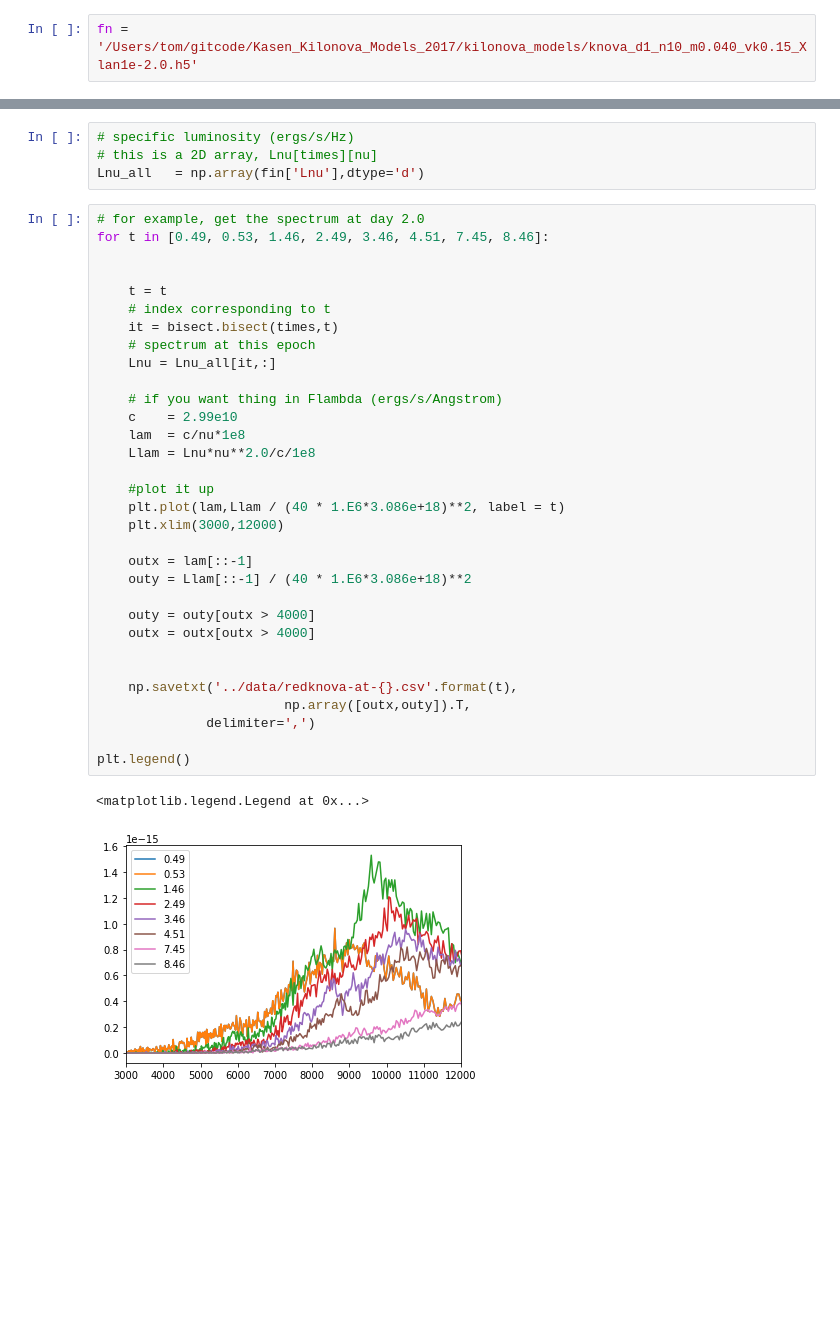
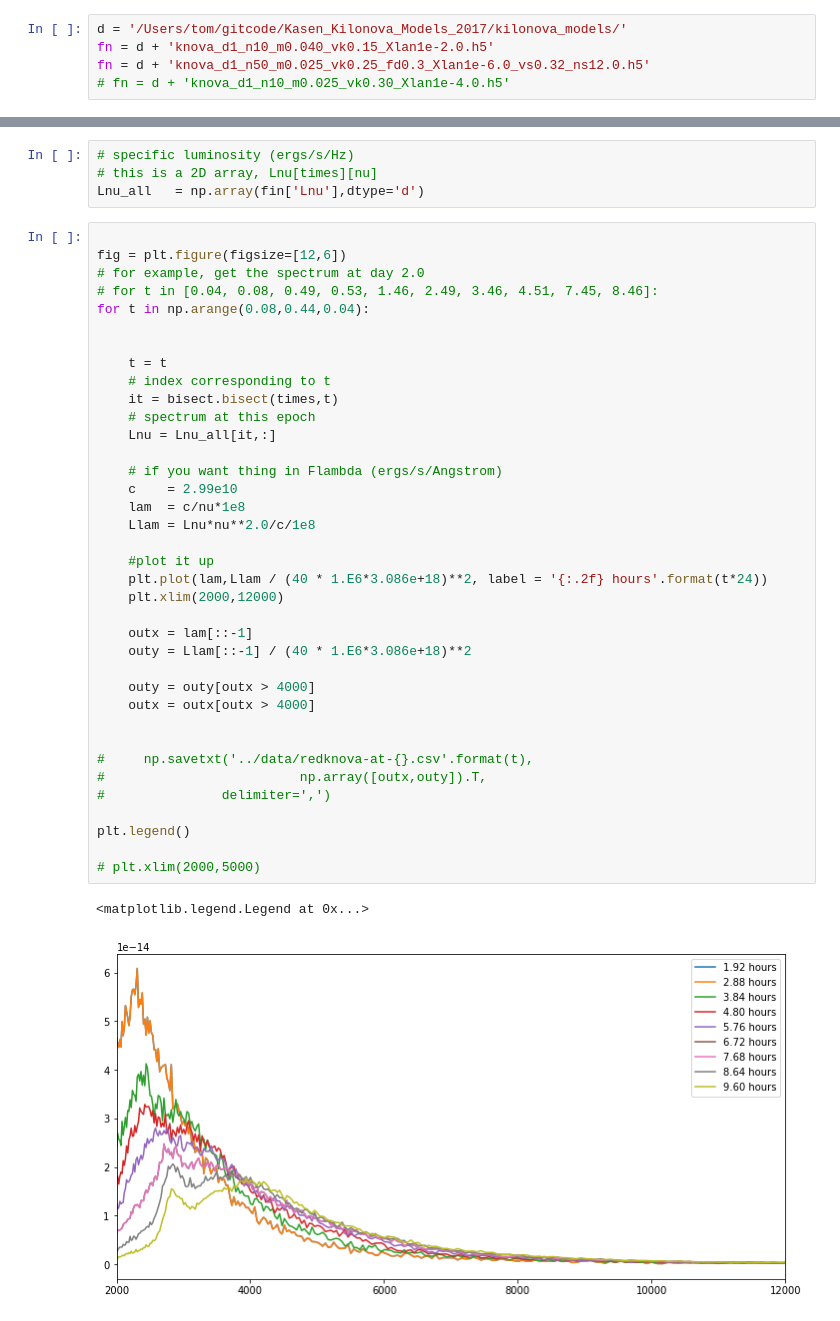
Before and after one commit to mrtommyb/messing-with-gw, a Jupyter notebook: code/kasen_model.ipynb, the cells around one changed output, grey strips where cells are left out. Saved outputs shown, nothing was run; the diff lists cells and outputs as text; blank space fills up the shorter version.

```diff
--- a/code/kasen_model.ipynb
+++ b/code/kasen_model.ipynb
@@ -10,7 +13,10 @@ import bisect
 from gwtess import Gwtess, Gwtess_galaxy
 %matplotlib inline
 # %%
-fn = '/Users/tom/gitcode/Kasen_Kilonova_Models_2017/kilonova_models/knova_d1_n10_m0.040_vk0.15_Xlan1e-2.0.h5'
+d = '/Users/tom/gitcode/Kasen_Kilonova_Models_2017/kilonova_models/'
+fn = d + 'knova_d1_n10_m0.040_vk0.15_Xlan1e-2.0.h5'
+fn = d + 'knova_d1_n50_m0.025_vk0.25_fd0.3_Xlan1e-6.0_vs0.32_ns12.0.h5'
+# fn = d + 'knova_d1_n10_m0.025_vk0.30_Xlan1e-4.0.h5'
 # %%
 fin = h5py.File(fn, 'r')
 # %%
@@ -24,37 +30,42 @@ times = times/3600.0/24.0
 # this is a 2D array, Lnu[times][nu]
 Lnu_all   = np.array(fin['Lnu'],dtype='d')
 # %%
+
+fig = plt.figure(figsize=[12,6])
 # for example, get the spectrum at day 2.0
-for t in [0.49, 0.53, 1.46, 2.49, 3.46, 4.51, 7.45, 8.46]:
+# for t in [0.04, 0.08, 0.49, 0.53, 1.46, 2.49, 3.46, 4.51, 7.45, 8.46]:
+for t in np.arange(0.08,0.44,0.04):
 
 
     t = t
     # index corresponding to t
     it = bisect.bisect(times,t)
     # spectrum at this epoch
     Lnu = Lnu_all[it,:]
 
     # if you want thing in Flambda (ergs/s/Angstrom)
     c    = 2.99e10
     lam  = c/nu*1e8
     Llam = Lnu*nu**2.0/c/1e8
 
     #plot it up
-    plt.plot(lam,Llam / (40 * 1.E6*3.086e+18)**2, label = t)
-    plt.xlim(3000,12000)
+    plt.plot(lam,Llam / (40 * 1.E6*3.086e+18)**2, label = '{:.2f} hours'.format(t*24))
+    plt.xlim(2000,12000)
 
     outx = lam[::-1]
     outy = Llam[::-1] / (40 * 1.E6*3.086e+18)**2
 
     outy = outy[outx > 4000]
     outx = outx[outx > 4000]
 
 
-    np.savetxt('../data/redknova-at-{}.csv'.format(t),
-                        np.array([outx,outy]).T,
-              delimiter=',')
+#     np.savetxt('../data/redknova-at-{}.csv'.format(t),
+#                         np.array([outx,outy]).T,
+#               delimiter=',')
 
 plt.legend()
+
+# plt.xlim(2000,5000)
 # %% [output]
 <matplotlib.legend.Legend at 0x...>
-[figure, old version]
+[figure, new version]
```
Also changed, not shown: parts of 12 cells of this notebook, 15 other files.
